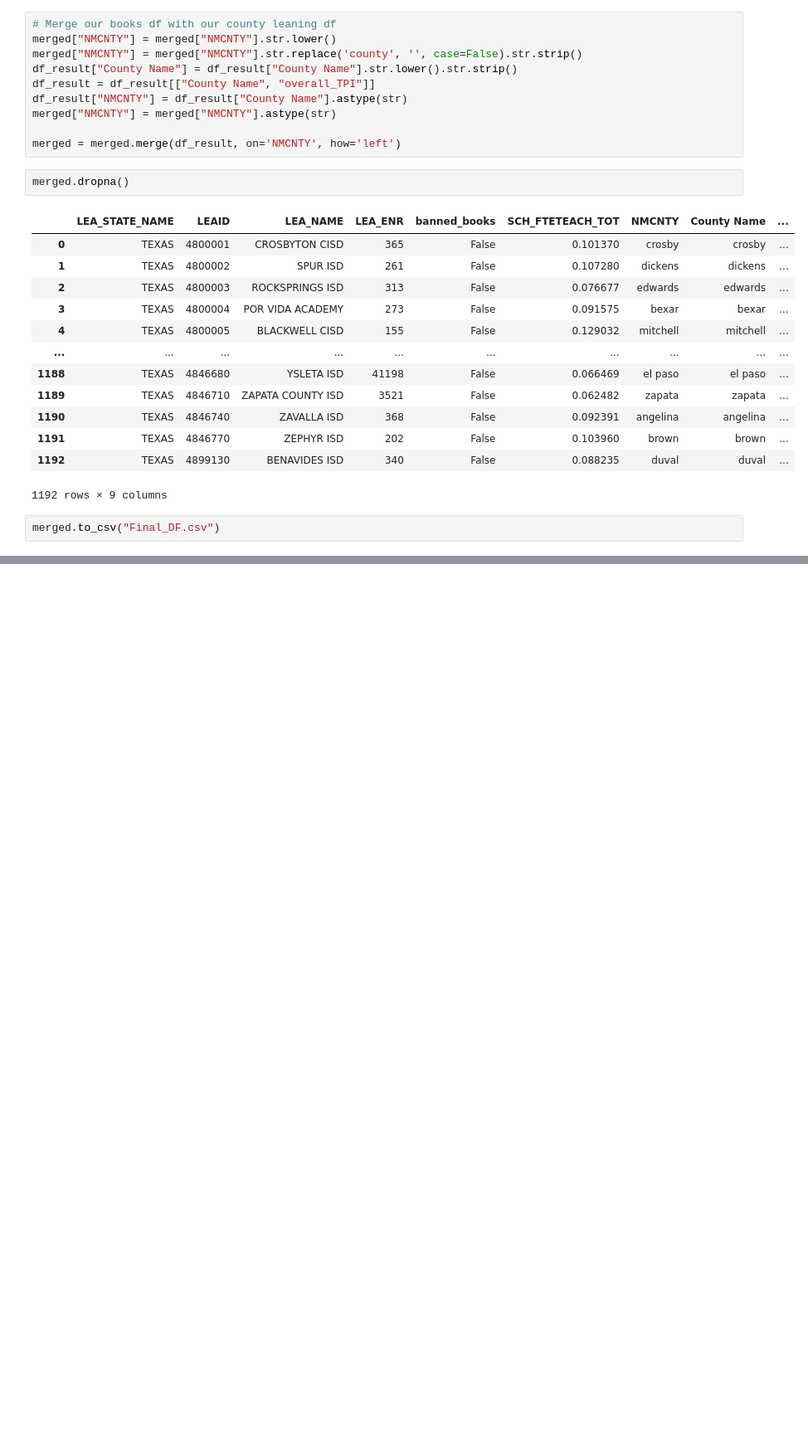
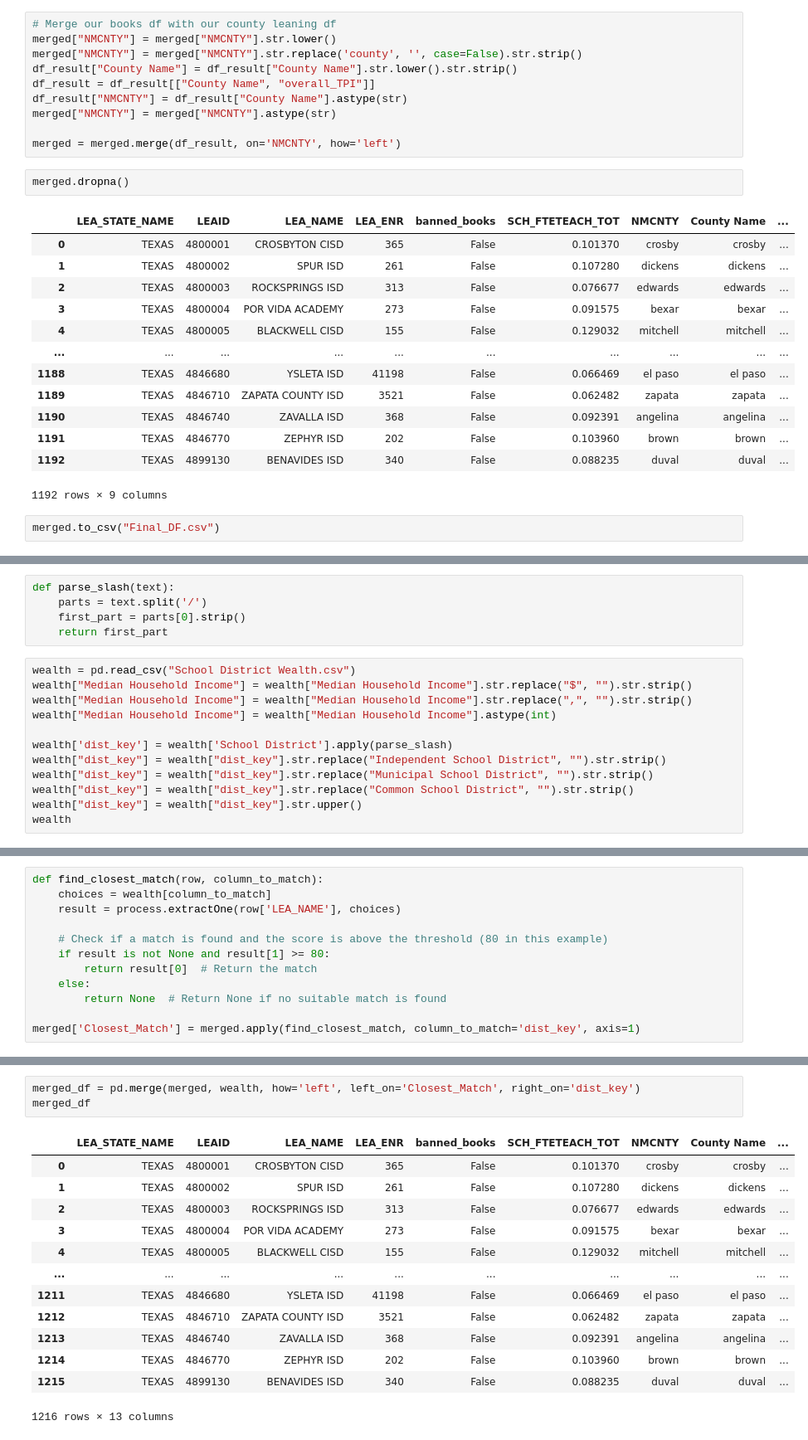
Before and after one commit to sanions/bookbans, a Jupyter notebook: table_creation.ipynb, the cells around one changed output, grey strips where cells are left out. Shown at 83% size. Saved outputs shown, nothing was run; the diff lists cells and outputs as text; blank space fills up the shorter version.

Commit message:
new table with median household income

```diff
--- a/table_creation.ipynb
+++ b/table_creation.ipynb
@@ -285,0 +217,17 @@ print(lea.loc[(lea["LEA_STATE"] == "TX")])
+# %%
+def parse_slash(text):
+    parts = text.split('/')
+    first_part = parts[0].strip()
+    return first_part
+# %%
+wealth = pd.read_csv("School District Wealth.csv")
+wealth["Median Household Income"] = wealth["Median Household Income"].str.replace("$", "").str.strip()
+wealth["Median Household Income"] = wealth["Median Household Income"].str.replace(",", "").str.strip()
+wealth["Median Household Income"] = wealth["Median Household Income"].astype(int)
+
+wealth['dist_key'] = wealth['School District'].apply(parse_slash)
+wealth["dist_key"] = wealth["dist_key"].str.replace("Independent School District", "").str.strip()
+wealth["dist_key"] = wealth["dist_key"].str.replace("Municipal School District", "").str.strip()
+wealth["dist_key"] = wealth["dist_key"].str.replace("Common School District", "").str.strip()
+wealth["dist_key"] = wealth["dist_key"].str.upper()
+wealth
@@ -285,0 +248,12 @@ print(lea.loc[(lea["LEA_STATE"] == "TX")])
+# %%
+def find_closest_match(row, column_to_match):
+    choices = wealth[column_to_match]
+    result = process.extractOne(row['LEA_NAME'], choices)
+
+    # Check if a match is found and the score is above the threshold (80 in this example)
+    if result is not None and result[1] >= 80:
+        return result[0]  # Return the match
+    else:
+        return None  # Return None if no suitable match is found
+
+merged['Closest_Match'] = merged.apply(find_closest_match, column_to_match='dist_key', axis=1)
@@ -285,0 +276,17 @@ print(lea.loc[(lea["LEA_STATE"] == "TX")])
+# %%
+merged_df = pd.merge(merged, wealth, how='left', left_on='Closest_Match', right_on='dist_key')
+merged_df
+# %% [output]
+|  | LEA_STATE_NAME | LEAID | LEA_NAME | LEA_ENR | banned_books | SCH_FTETEACH_TOT | NMCNTY | County Name | ... |
+| 0 | TEXAS | 4800001 | CROSBYTON CISD | 365 | False | 0.101370 | crosby | crosby | ... |
+| 1 | TEXAS | 4800002 | SPUR ISD | 261 | False | 0.107280 | dickens | dickens | ... |
+| 2 | TEXAS | 4800003 | ROCKSPRINGS ISD | 313 | False | 0.076677 | edwards | edwards | ... |
+| 3 | TEXAS | 4800004 | POR VIDA ACADEMY | 273 | False | 0.091575 | bexar | bexar | ... |
+| 4 | TEXAS | 4800005 | BLACKWELL CISD | 155 | False | 0.129032 | mitchell | mitchell | ... |
+| ... | ... | ... | ... | ... | ... | ... | ... | ... | ... |
+| 1211 | TEXAS | 4846680 | YSLETA ISD | 41198 | False | 0.066469 | el paso | el paso | ... |
+| 1212 | TEXAS | 4846710 | ZAPATA COUNTY ISD | 3521 | False | 0.062482 | zapata | zapata | ... |
+| 1213 | TEXAS | 4846740 | ZAVALLA ISD | 368 | False | 0.092391 | angelina | angelina | ... |
+| 1214 | TEXAS | 4846770 | ZEPHYR ISD | 202 | False | 0.103960 | brown | brown | ... |
+| 1215 | TEXAS | 4899130 | BENAVIDES ISD | 340 | False | 0.088235 | duval | duval | ... |
+1216 rows × 13 columns
```
Also changed, not shown: parts of 11 cells of this notebook, 1 other file.
